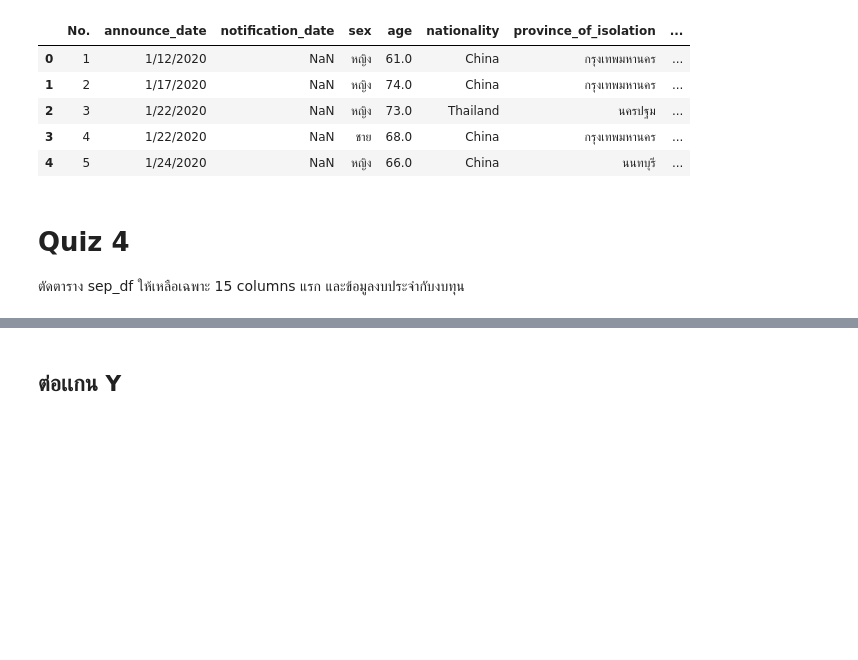
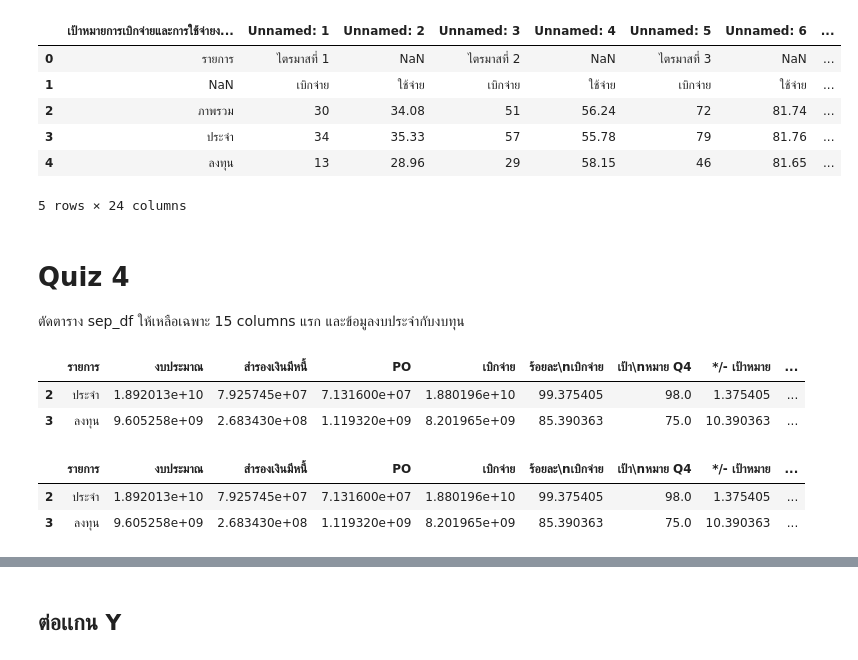
Before and after one commit to Ratchanontt/python_dataviz2023, a Jupyter notebook: Pandas102.ipynb, the cells around one changed output, grey strips where cells are left out. Drawn from its saved outputs; the diff is of its cells as text; code cells hidden in the pictures; blank space fills up the shorter version.

```diff
--- a/Pandas102.ipynb
+++ b/Pandas102.ipynb
@@ -11,0 +36,10 @@ Drive already mounted at /content/drive; to attempt to forcibly remount, call dr
+# %%
+sep_df.head() # ดูหัวตารางเเถวบน
+# %% [output]
+|  | เป้าหมายการเบิกจ่ายและการใช้จ่ายง... | Unnamed: 1 | Unnamed: 2 | Unnamed: 3 | Unnamed: 4 | Unnamed: 5 | Unnamed: 6 | ... |
+| 0 | รายการ | ไตรมาสที่ 1 | NaN | ไตรมาสที่ 2 | NaN | ไตรมาสที่ 3 | NaN | ... |
+| 1 | NaN | เบิกจ่าย | ใช้จ่าย | เบิกจ่าย | ใช้จ่าย | เบิกจ่าย | ใช้จ่าย | ... |
+| 2 | ภาพรวม | 30 | 34.08 | 51 | 56.24 | 72 | 81.74 | ... |
+| 3 | ประจำ | 34 | 35.33 | 57 | 55.78 | 79 | 81.76 | ... |
+| 4 | ลงทุน | 13 | 28.96 | 29 | 58.15 | 46 | 81.65 | ... |
+5 rows × 24 columns
@@ -14,10 +51 @@ sep_df = pd.read_excel('/content/drive/MyDrive/DataViz23Data/BudbetSep65.xlsx',
 sep_df
-# %%
-data_df.head() # ดูหัวตารางเเถวบน
-# %% [output]
-|  | No. | announce_date | notification_date | sex | age | nationality | province_of_isolation | ... |
-| 0 | 1 | 1/12/2020 | NaN | หญิง | 61.0 | China | กรุงเทพมหานคร | ... |
-| 1 | 2 | 1/17/2020 | NaN | หญิง | 74.0 | China | กรุงเทพมหานคร | ... |
-| 2 | 3 | 1/22/2020 | NaN | หญิง | 73.0 | Thailand | นครปฐม | ... |
-| 3 | 4 | 1/22/2020 | NaN | ชาย | 68.0 | China | กรุงเทพมหานคร | ... |
-| 4 | 5 | 1/24/2020 | NaN | หญิง | 66.0 | China | นนทบุรี | ... |
@@ -24,4 +55,18 @@ data_df.head() # ดูหัวตารางเเถวบน
 # %% [markdown]
 # Quiz 4
 ตัดตาราง sep_df ให้เหลือเฉพาะ  15 columns แรก และข้อมูลงบประจำกับงบทุน
+# %%
+drop15sep_df = sep_df.iloc[-2:,:15]
+drop15sep_df
+# %% [output]
+|  | รายการ | งบประมาณ | สำรองเงินมีหนี้ | PO | เบิกจ่าย | ร้อยละ\nเบิกจ่าย | เป้า\nหมาย Q4 | */- เป้าหมาย | ... |
+| 2 | ประจำ | 1.892013e+10 | 7.925745e+07 | 7.131600e+07 | 1.880196e+10 | 99.375405 | 98.0 | 1.375405 | ... |
+| 3 | ลงทุน | 9.605258e+09 | 2.683430e+08 | 1.119320e+09 | 8.201965e+09 | 85.390363 | 75.0 | 10.390363 | ... |
+# %%
+drop15sep_df['เดือน-ปี'] = len(drop15sep_df)*['sep-65']
+drop15sep_df
+# %% [output]
+|  | รายการ | งบประมาณ | สำรองเงินมีหนี้ | PO | เบิกจ่าย | ร้อยละ\nเบิกจ่าย | เป้า\nหมาย Q4 | */- เป้าหมาย | ... |
+| 2 | ประจำ | 1.892013e+10 | 7.925745e+07 | 7.131600e+07 | 1.880196e+10 | 99.375405 | 98.0 | 1.375405 | ... |
+| 3 | ลงทุน | 9.605258e+09 | 2.683430e+08 | 1.119320e+09 | 8.201965e+09 | 85.390363 | 75.0 | 10.390363 | ... |
 # %%
```
Also changed, not shown: parts of 20 cells of this notebook.
